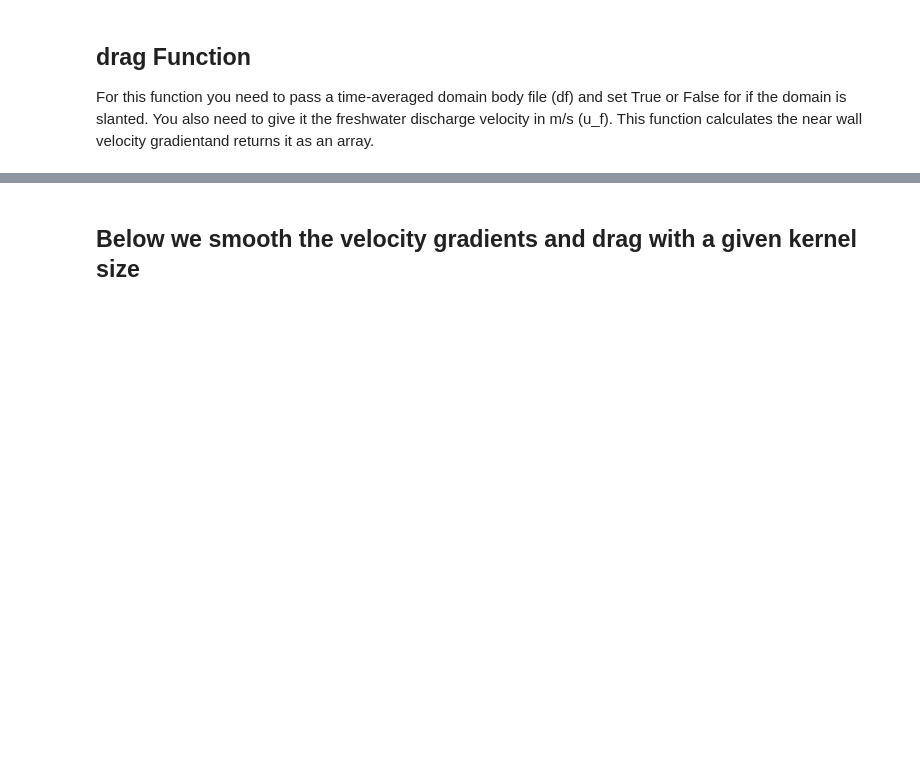
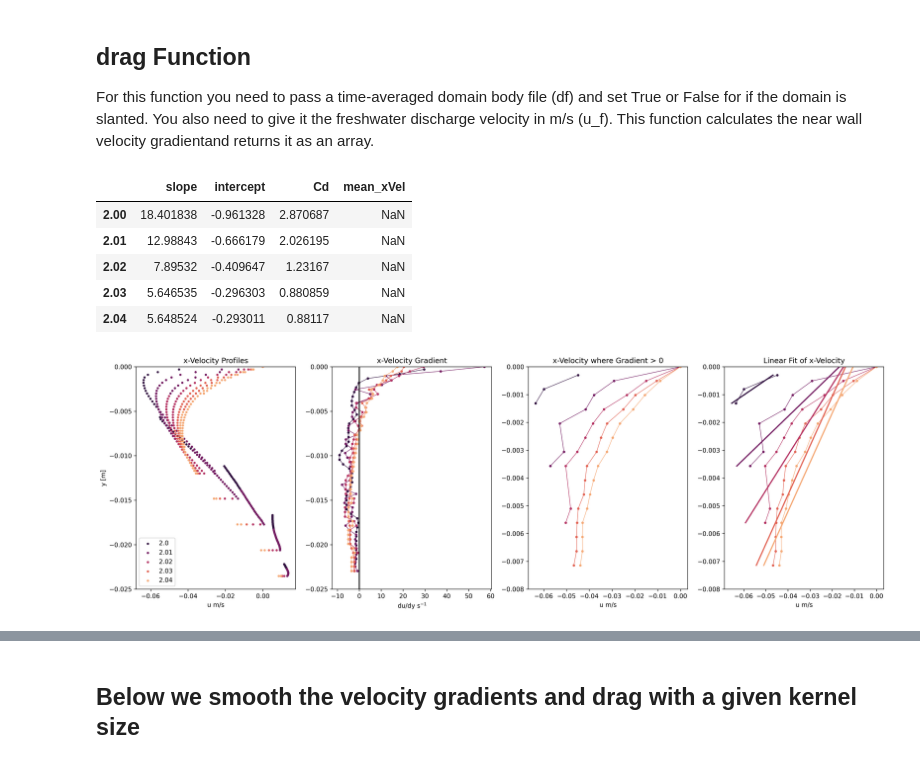
Before and after one commit to madiemamer/seawater-intrusion, a Jupyter notebook: dragFigure.ipynb, the cells around one changed output, grey strips where cells are left out. Saved outputs shown, nothing was run; the diff lists cells and outputs as text; code cells hidden in the pictures; blank space fills up the shorter version.

```diff
--- a/dragFigure.ipynb
+++ b/dragFigure.ipynb
@@ -74,0 +45,19 @@ velGrad_bf_F5cu2 = drag(F5cu2_bf_body.dropna(), True, 0.005)
+# %%
+def linear(x, a, b):
+    return a * x**1 + b
+
+def quadratic(x, a, b, c):
+    return a * x**2 + b * x**1 + c
+
+def cubic(x, a, b, c, d):
+    return a * x**3 + b * x**2 + c * x**1 + d
+
+def quartic(x, a, b, c, d, e):
+    return a * x**4 + b * x**3 + c * x**2 + d*x + e
+
+def exponential(x, a, b, c, d, e):
+    return a * np.exp(b * x) + c
+
+## Derivative Functions ##
+def quartic_deriv(x, a, b, c, d):
+    return 4 * a * x**3 + 3 * b * x**2 + 2 * c * x + d
@@ -74,0 +224,10 @@ velGrad_bf_F5cu2 = drag(F5cu2_bf_body.dropna(), True, 0.005)
+# %%
+drag(F2cu2_body, 0.005, False)
+# %% [output]
+|  | slope | intercept | Cd | mean_xVel |
+| 2.00 | 18.401838 | -0.961328 | 2.870687 | NaN |
+| 2.01 | 12.98843 | -0.666179 | 2.026195 | NaN |
+| 2.02 | 7.89532 | -0.409647 | 1.23167 | NaN |
+| 2.03 | 5.646535 | -0.296303 | 0.880859 | NaN |
+| 2.04 | 5.648524 | -0.293011 | 0.88117 | NaN |
+[figure, added]
```
Also changed, not shown: parts of 19 cells of this notebook, 3 other files.
